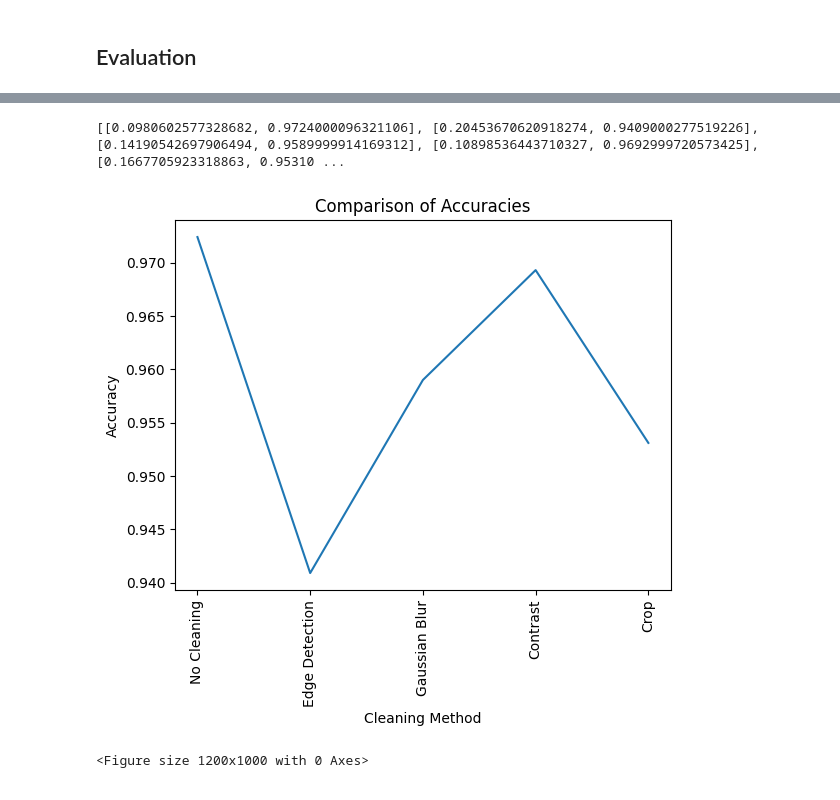
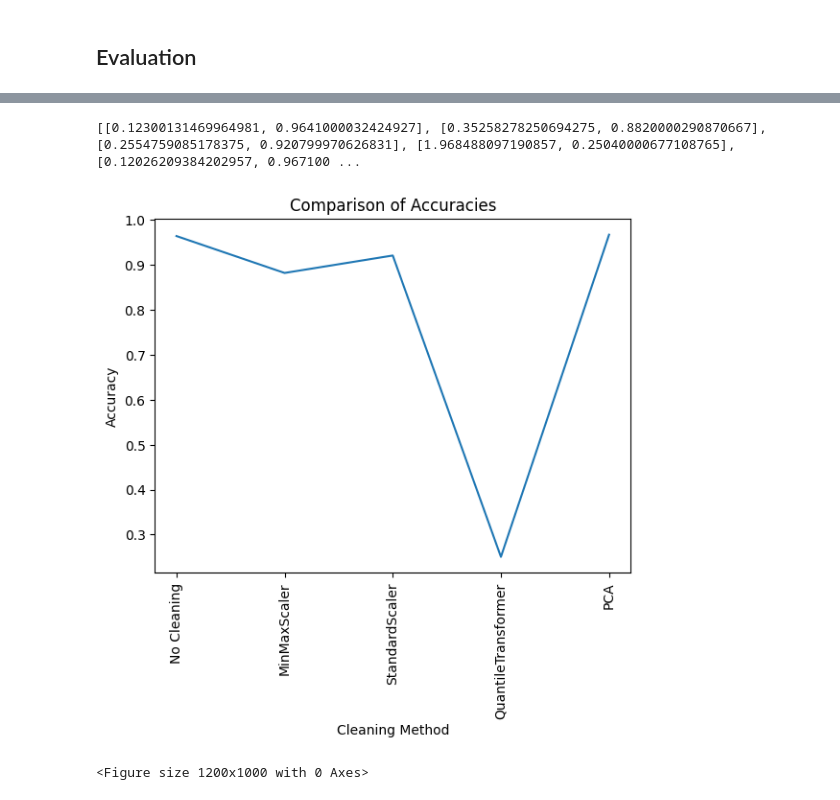
Before and after one commit to kartika-nair/ImageProcessing-COMP6235, a Jupyter notebook: Image Cleaning - OpenCV/ImageCleaning_OpenCV_MNIST.ipynb, the cells around one changed output, grey strips where cells are left out. Saved outputs shown, nothing was run; the diff lists cells and outputs as text; code cells hidden in the pictures.

```diff
--- a/Image Cleaning - OpenCV/ImageCleaning_OpenCV_MNIST.ipynb
+++ b/Image Cleaning - OpenCV/ImageCleaning_OpenCV_MNIST.ipynb
@@ -66,0 +51,9 @@ def cropMethod(img):
+# %%
+# Method 3 - Standard Scaling
+
+def standardScaling(img):
+  imgTemp = img.astype(np.float32)
+  mean = np.mean(imgTemp)
+  std = np.std(imgTemp)
+
+  return (imgTemp - mean) / std
@@ -67,3 +73,25 @@ def cropMethod(img):
+# %%
+# Method 5 - PCA
+
+def pcaMethod(img):
+  imgTemp = img.astype(np.float32)
+  flatImg = imgTemp.reshape(-1, image.shape[-1])
+
+  mean = np.mean(flatImg, axis=0)
+  centeredData = flatImg - mean
+
+  covarianceMatrix = np.cov(centeredData, rowvar=False)
+  eigenValues, eigenVectors = np.linalg.eigh(covarianceMatrix)
+
+  sortedIndices = np.argsort(eigenValues)[::-1]
+  eigenVectorsSorted = eigenVectors[:, sortedIndices]
+
+  eigenVectorsFinal = eigenVectorsSorted[:, :50]
+
+  pcaProjection = np.dot(centeredData, eigenVectorsFinal)
+
+  reconstructedData = np.dot(pcaProjection, eigenVectorsFinal.T) + mean
+  return reconstructedData.reshape(image.shape)
 # %% [markdown]
 ## Simple RNN Model
 # %%
@@ -100,9 +128,9 @@ def comparisonModels(cleaningMethod):
 ## Evaluation
 # %%
 modelNoCleaning = comparisonModels(noClean)
-modelCanny = comparisonModels(cannyEdgeMethod)
-modelGaussianBlur = comparisonModels(gaussianBlurMethod)
-modelContrast = comparisonModels(contrastMethod)
-modelCrop = comparisonModels(cropMethod)
+modelMinMax = comparisonModels(minMaxScaling)
+modelStandard = comparisonModels(standardScaling)
+modelQuantile = comparisonModels(quantileTransforming)
+modelPCA = comparisonModels(pcaMethod)
 # %% [output]
 Epoch 1/5
@@ -125,16 +153,16 @@ Epoch 5/5
 # %%
-listAllModels = [modelNoCleaning, modelCanny, modelGaussianBlur, modelContrast, modelCrop]
+listAllModels = [modelNoCleaning, modelMinMax, modelStandard, modelQuantile, modelPCA]
 print(listAllModels)
 # %% [output]
-[[0.0980602577328682, 0.9724000096321106], [0.20453670620918274, 0.9409000277519226], [0.14190542697906494, 0.9589999914169312], [0.10898536443710327, 0.9692999720573425], [0.1667705923318863, 0.95310 ...
+[[0.12300131469964981, 0.9641000032424927], [0.35258278250694275, 0.8820000290870667], [0.2554759085178375, 0.920799970626831], [1.968488097190857, 0.25040000677108765], [0.12026209384202957, 0.967100 ...
 # %%
-plt.plot(["No Cleaning", "Edge Detection", "Gaussian Blur", "Contrast", "Crop"], [val[1] for val in listAllModels])
+plt.plot(["No Cleaning", "MinMaxScaler", "StandardScaler", "QuantileTransformer", "PCA"], [val[1] for val in listAllModels])
 plt.title("Comparison of Accuracies")
 plt.xlabel("Cleaning Method")
 plt.xticks(rotation=90)
 plt.ylabel("Accuracy")
 plt.figure(figsize=(12, 10))
 plt.show()
 # %% [output]
-[figure, old version]
+[figure, new version]
 <Figure size 1200x1000 with 0 Axes>
```
Also changed, not shown: parts of 11 cells of this notebook, 1 other file.
